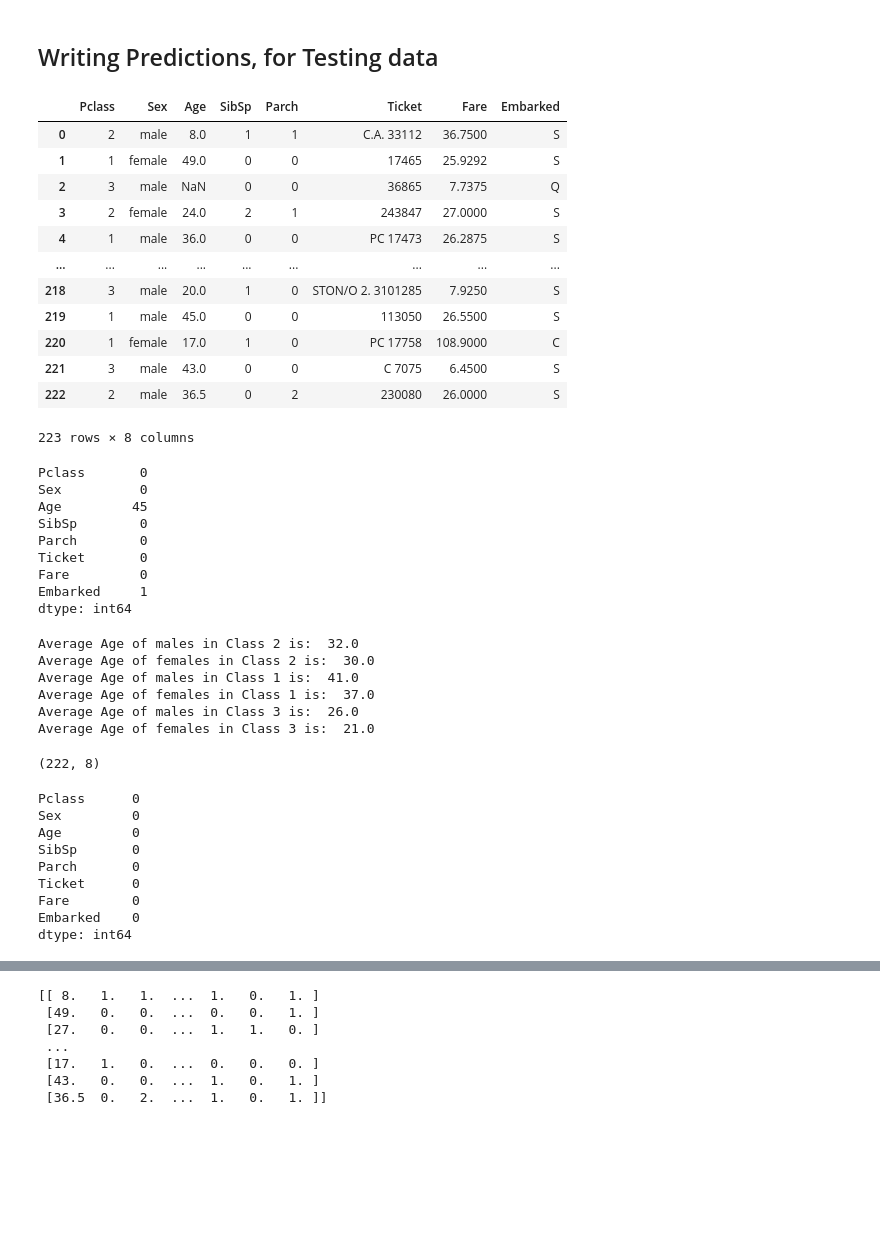
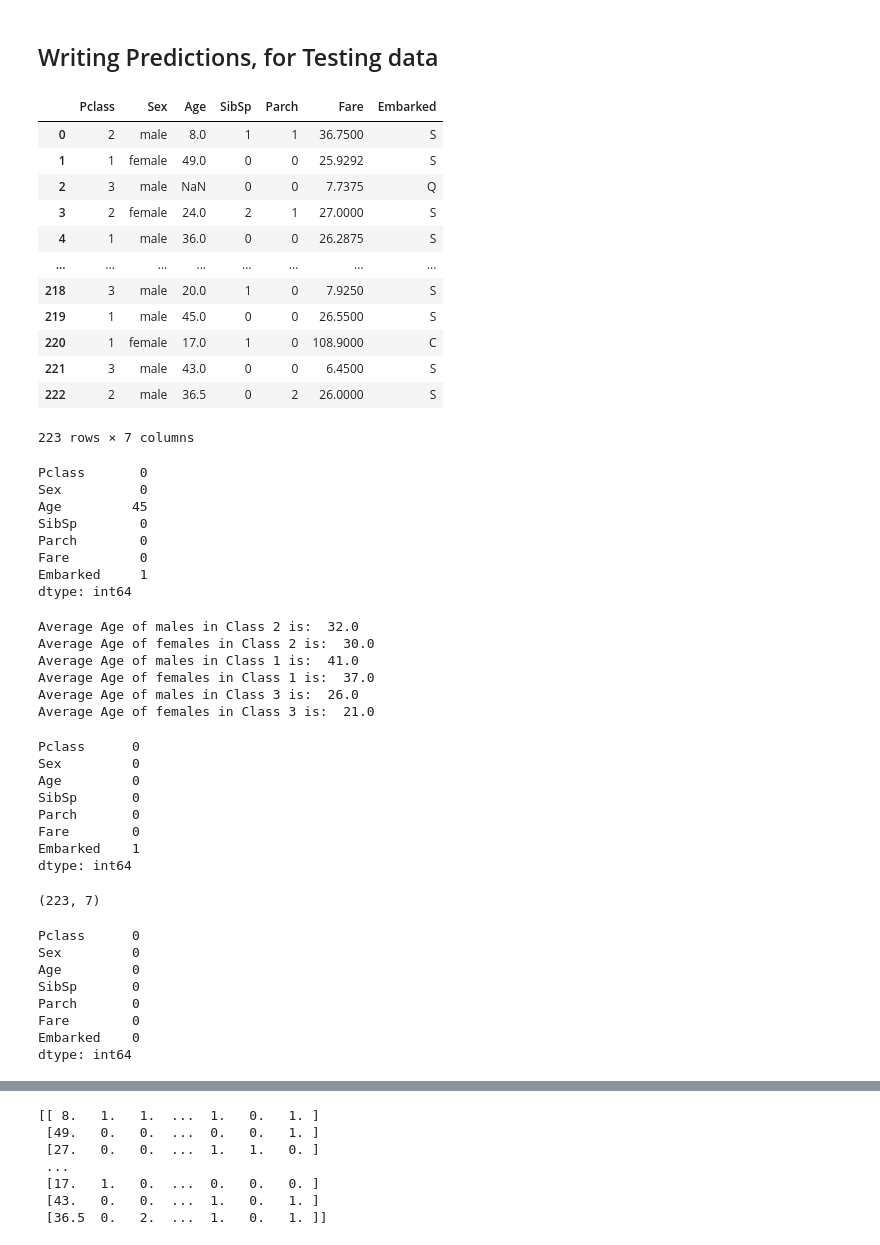
Before and after one commit to SinisterSup/Coding-Ninjas_ML, a Jupyter notebook: LogisticRegression/Logi_Reg_my_vers(Best).ipynb, the cells around one changed output, grey strips where cells are left out. Saved outputs shown, nothing was run; the diff lists cells and outputs as text; code cells hidden in the pictures; blank space fills up the shorter version.

```diff
--- a/LogisticRegression/Logi_Reg_my_manual_vers.ipynb
+++ b/LogisticRegression/Logi_Reg_my_vers(Best).ipynb
@@ -177,22 +188,22 @@ array([0, 0, 0, 0, 1, 1, 0, 0, 1, 1, 1, 0, 1, 1, 0, 1, 1, 0, 1, 0, 0, 0,
 ## Writing Predictions, for Testing data
 # %%
 df_test = pd.read_csv('test_titanic_x_test.csv')
-df_test = df_test.drop(['Name', 'Cabin'], axis = 1)
+df_test = df_test.drop(['Name', 'Ticket', 'Cabin'], axis = 1)
 df_test
 # %% [output]
-|  | Pclass | Sex | Age | SibSp | Parch | Ticket | Fare | Embarked |
-| 0 | 2 | male | 8.0 | 1 | 1 | C.A. 33112 | 36.7500 | S |
-| 1 | 1 | female | 49.0 | 0 | 0 | 17465 | 25.9292 | S |
-| 2 | 3 | male | NaN | 0 | 0 | 36865 | 7.7375 | Q |
-| 3 | 2 | female | 24.0 | 2 | 1 | 243847 | 27.0000 | S |
-| 4 | 1 | male | 36.0 | 0 | 0 | PC 17473 | 26.2875 | S |
-| ... | ... | ... | ... | ... | ... | ... | ... | ... |
-| 218 | 3 | male | 20.0 | 1 | 0 | STON/O 2. 3101285 | 7.9250 | S |
-| 219 | 1 | male | 45.0 | 0 | 0 | 113050 | 26.5500 | S |
-| 220 | 1 | female | 17.0 | 1 | 0 | PC 17758 | 108.9000 | C |
-| 221 | 3 | male | 43.0 | 0 | 0 | C 7075 | 6.4500 | S |
-| 222 | 2 | male | 36.5 | 0 | 2 | 230080 | 26.0000 | S |
+|  | Pclass | Sex | Age | SibSp | Parch | Fare | Embarked |
+| 0 | 2 | male | 8.0 | 1 | 1 | 36.7500 | S |
+| 1 | 1 | female | 49.0 | 0 | 0 | 25.9292 | S |
+| 2 | 3 | male | NaN | 0 | 0 | 7.7375 | Q |
+| 3 | 2 | female | 24.0 | 2 | 1 | 27.0000 | S |
+| 4 | 1 | male | 36.0 | 0 | 0 | 26.2875 | S |
+| ... | ... | ... | ... | ... | ... | ... | ... |
+| 218 | 3 | male | 20.0 | 1 | 0 | 7.9250 | S |
+| 219 | 1 | male | 45.0 | 0 | 0 | 26.5500 | S |
+| 220 | 1 | female | 17.0 | 1 | 0 | 108.9000 | C |
+| 221 | 3 | male | 43.0 | 0 | 0 | 6.4500 | S |
+| 222 | 2 | male | 36.5 | 0 | 2 | 26.0000 | S |
-223 rows × 8 columns
+223 rows × 7 columns
 # %%
 df_test.isnull().sum()
 # %% [output]
@@ -201,7 +212,6 @@ Sex          0
 Age         45
 SibSp        0
 Parch        0
-Ticket       0
 Fare         0
 Embarked     1
 dtype: int64
@@ -224,23 +234,33 @@ Average Age of females in Class 3 is:  21.0
 for i in range(df_test.shape[0]):
     if np.isnan(df_test.Age[i]):
         df_test.Age[i] = np.round(np.mean(df_test[(df_test.Pclass == df_test.Pclass[i]) & (df_test.Sex == df_test.Sex[i])].Age))
+# %%
+df_test.isnull().sum()
+# %% [output]
+Pclass      0
+Sex         0
+Age         0
+SibSp       0
+Parch       0
+Fare        0
+Embarked    1
+dtype: int64
 # %%
-df1_test = df_test.dropna()
+df1_test = df_test.fillna(0)
 df1_test.shape
 # %% [output]
-(222, 8)
+(223, 7)
-# %%
-df1_test.isnull().sum()
-# %% [output]
-Pclass      0
-Sex         0
-Age         0
-SibSp       0
-Parch       0
-Ticket      0
-Fare        0
-Embarked    0
-dtype: int64
+# %%
+df1_test.isnull().sum()
+# %% [output]
+Pclass      0
+Sex         0
+Age         0
+SibSp       0
+Parch       0
+Fare        0
+Embarked    0
+dtype: int64
 # %%
 P_class = pd.get_dummies(df1_test.Pclass, drop_first = True)
 Gender = pd.get_dummies(df1_test.Sex, drop_first = True)
```
Also changed, not shown: parts of 13 cells of this notebook, 3 other files.
